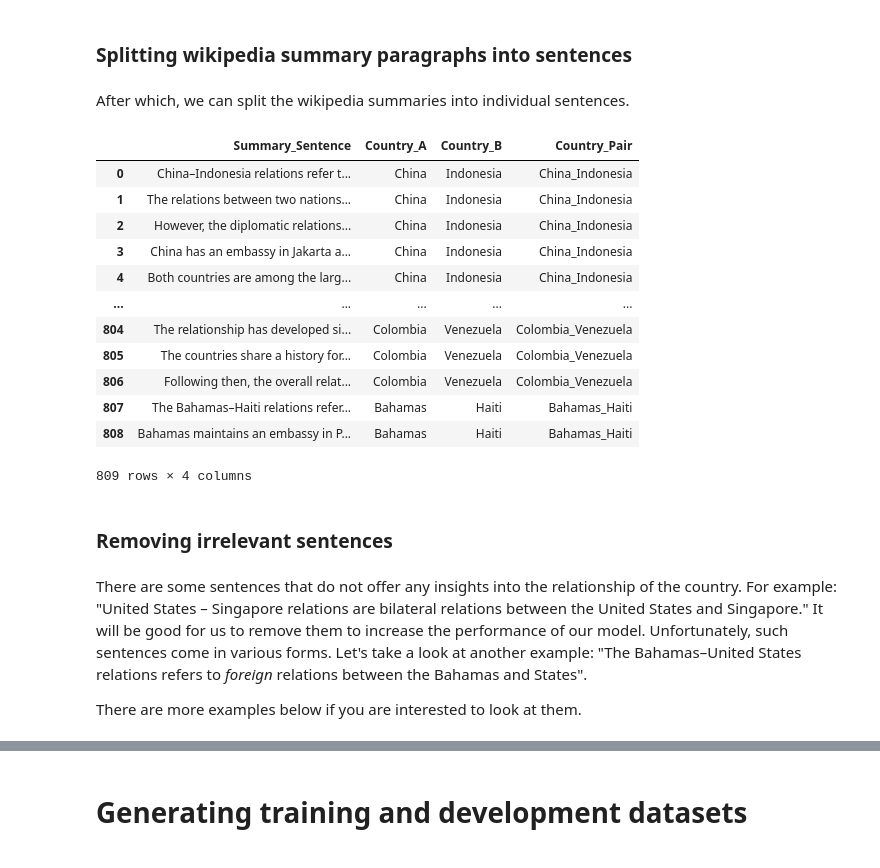
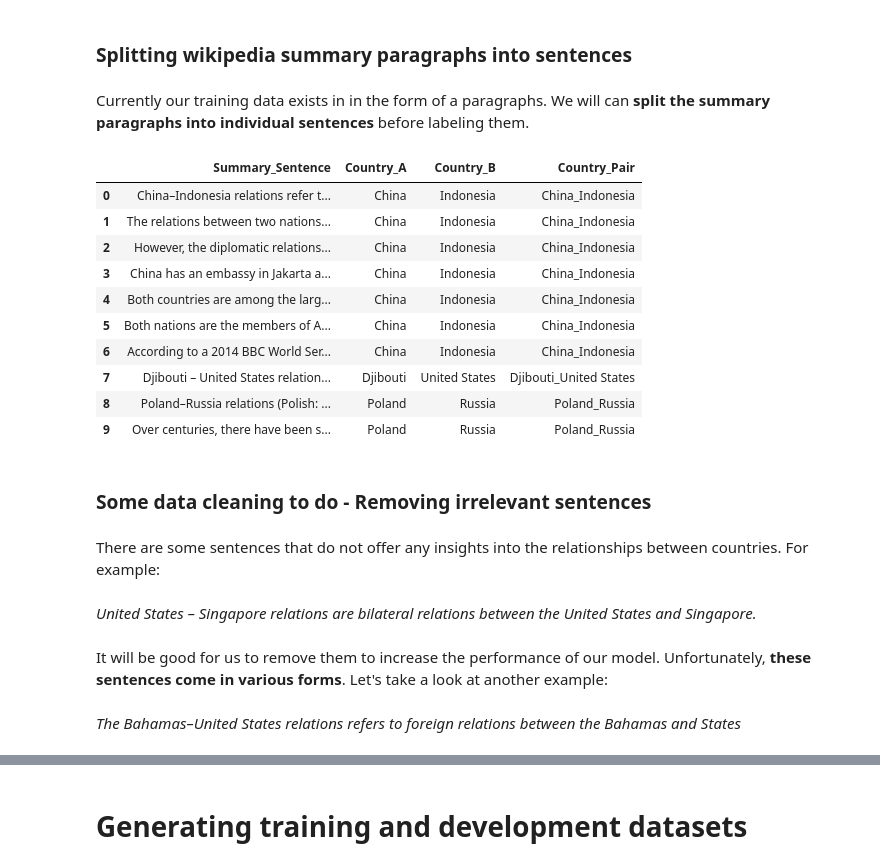
Before and after one commit to kenneth-wang/fastpages, a Jupyter notebook: _notebooks/2020_02_27_Geopolitical_Mapper.ipynb, the cells around one changed output, grey strips where cells are left out. Drawn from its saved outputs; the diff is of its cells as text; code cells hidden in the pictures.

```diff
--- a/_notebooks/2020_02_27_Geopolitical_Mapper.ipynb
+++ b/_notebooks/2020_02_27_Geopolitical_Mapper.ipynb
@@ -405,8 +415,8 @@ wiki_l_df = wiki_df.loc[X_l]
 wiki_ul_df = wiki_df.loc[X_ul]
 # %% [markdown]
 ### Splitting wikipedia summary paragraphs into sentences
-# %% [markdown]
-After which, we can split the wikipedia summaries into individual sentences.
+# %% [markdown]
+Currently our training data exists in in the form of a paragraphs. We will can **split the summary paragraphs into individual sentences** before labeling them.
 # %%
 def split_summaries(summaries, country_As, country_Bs):
     """
@@ -457,24 +467,26 @@ sent_ul_df = split_summaries(wiki_ul_df['Summary'].tolist(),
                              wiki_ul_df['Country_A'].tolist(),
                              wiki_ul_df['Country_B'].tolist())
 # %%
-sent_l_df
+sent_l_df.head(10)
 # %% [output]
 |  | Summary_Sentence | Country_A | Country_B | Country_Pair |
 | 0 | China–Indonesia relations refer t... | China | Indonesia | China_Indonesia |
 | 1 | The relations between two nations... | China | Indonesia | China_Indonesia |
 | 2 | However, the diplomatic relations... | China | Indonesia | China_Indonesia |
 | 3 | China has an embassy in Jakarta a... | China | Indonesia | China_Indonesia |
 | 4 | Both countries are among the larg... | China | Indonesia | China_Indonesia |
-| ... | ... | ... | ... | ... |
-| 804 | The relationship has developed si... | Colombia | Venezuela | Colombia_Venezuela |
-| 805 | The countries share a history for... | Colombia | Venezuela | Colombia_Venezuela |
-| 806 | Following then, the overall relat... | Colombia | Venezuela | Colombia_Venezuela |
-| 807 | The Bahamas–Haiti relations refer... | Bahamas | Haiti | Bahamas_Haiti |
-| 808 | Bahamas maintains an embassy in P... | Bahamas | Haiti | Bahamas_Haiti |
+| 5 | Both nations are the members of A... | China | Indonesia | China_Indonesia |
+| 6 | According to a 2014 BBC World Ser... | China | Indonesia | China_Indonesia |
+| 7 | Djibouti – United States relation... | Djibouti | United States | Djibouti_United States |
+| 8 | Poland–Russia relations (Polish: ... | Poland | Russia | Poland_Russia |
+| 9 | Over centuries, there have been s... | Poland | Russia | Poland_Russia |
-809 rows × 4 columns
 # %% [markdown]
-### Removing irrelevant sentences
+### Some data cleaning to do - Removing irrelevant sentences
+# %% [markdown]
+There are some sentences that do not offer any insights into the relationships between countries. For example:
+# %% [markdown]
+*United States – Singapore relations are bilateral relations between the United States and Singapore.*
 # %% [markdown]
-There are some sentences that do not offer any insights into the relationship of the country. For example: "United States – Singapore relations are bilateral relations between the United States and Singapore." It will be good for us to remove them to increase the performance of our model. Unfortunately, such sentences come in various forms. Let's take a look at another example: "The Bahamas–United States relations refers to *foreign* relations between the Bahamas and States".
-
-There are more examples below if you are interested to look at them.
+ It will be good for us to remove them to increase the performance of our model. Unfortunately, **these sentences come in various forms**. Let's take a look at another example:
+# %% [markdown]
+*The Bahamas–United States relations refers to foreign relations between the Bahamas and States*
```
Also changed, not shown: parts of 90 cells of this notebook.
